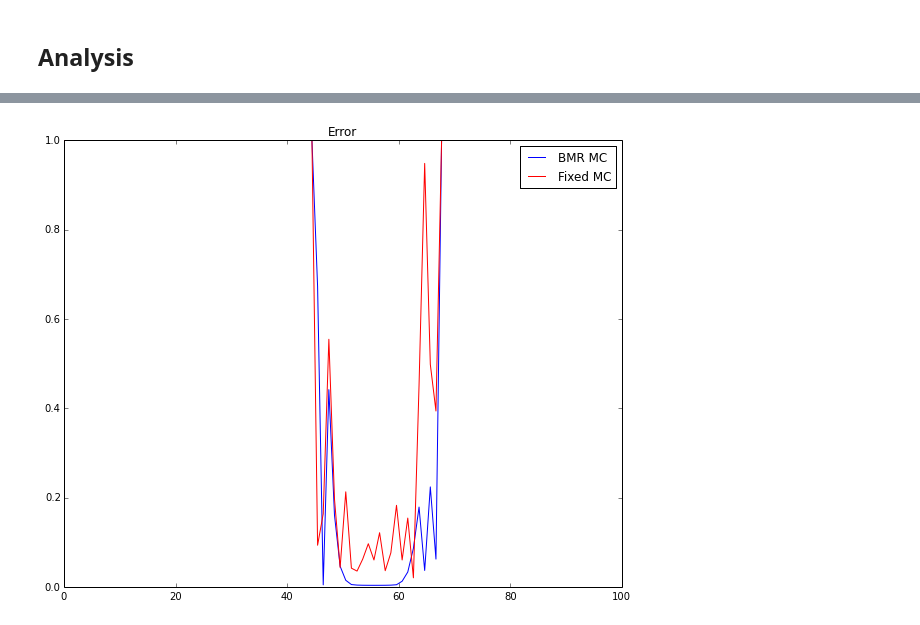
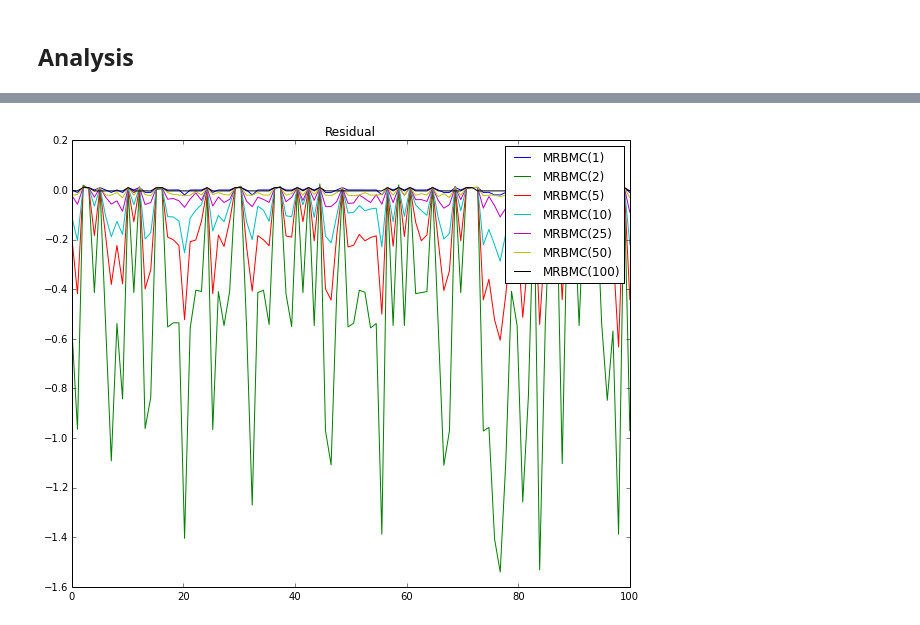
Before and after one commit to ORNL-CEES/MCREX, a Jupyter notebook: notebooks/stuart/bmr_mc.ipynb, the cells around one changed output, grey strips where cells are left out. Saved outputs shown, nothing was run; the diff lists cells and outputs as text; code cells hidden in the pictures.

```diff
--- a/notebooks/stuart/bmr_mc.ipynb
+++ b/notebooks/stuart/bmr_mc.ipynb
@@ -178,9 +179,14 @@ show()
-# %%
-figure(figsize=(10,8), dpi=100)
-plot(plot_grid,error_bmr,'b',label="BMR MC")
-plot(plot_grid,error_fixed,'r',label="Fixed MC")
-title("Error")
-legend()
-show()
-# %% [output]
-[figure, removed]
+# %%
+figure(figsize=(10,8), dpi=100)
+plot(plot_grid,r_1,label="MRBMC(1)")
+plot(plot_grid,r_2,label="MRBMC(2)")
+plot(plot_grid,r_5,label="MRBMC(5)")
+plot(plot_grid,r_10,label="MRBMC(10)")
+plot(plot_grid,r_25,label="MRBMC(25)")
+plot(plot_grid,r_50,label="MRBMC(50)")
+plot(plot_grid,r_100,label="MRBMC(100)")
+title("Residual")
+legend()
+show()
+# %% [output]
+[figure, added]
```
Also changed, not shown: parts of 13 cells of this notebook, 2 other files.
